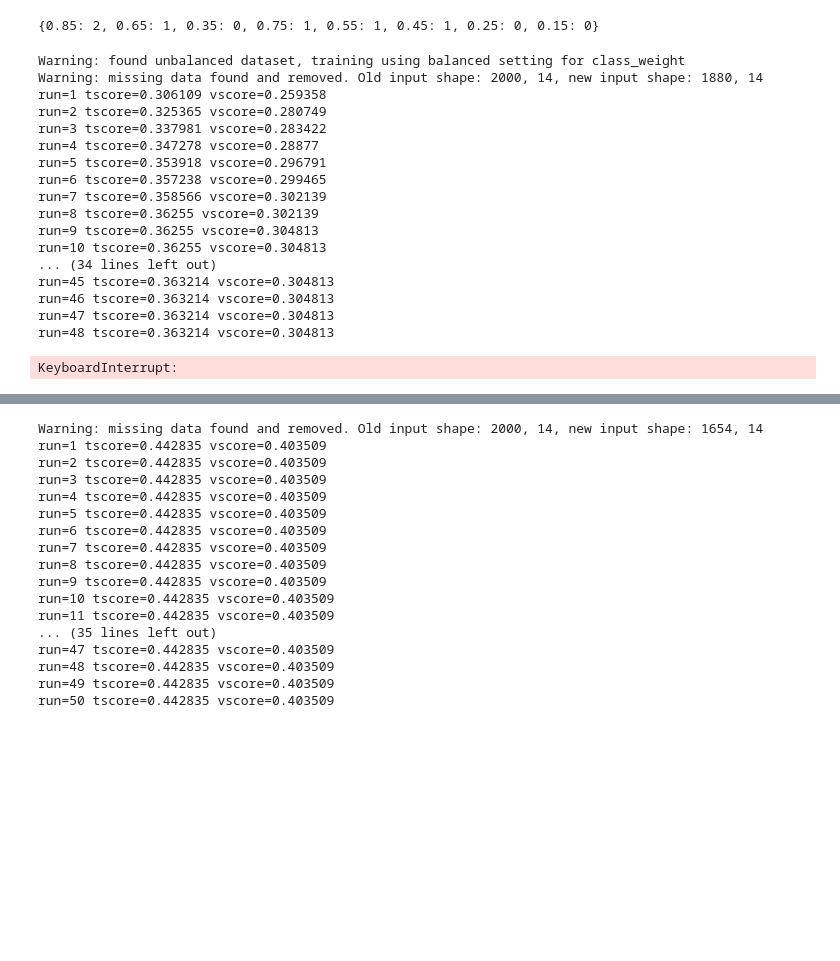
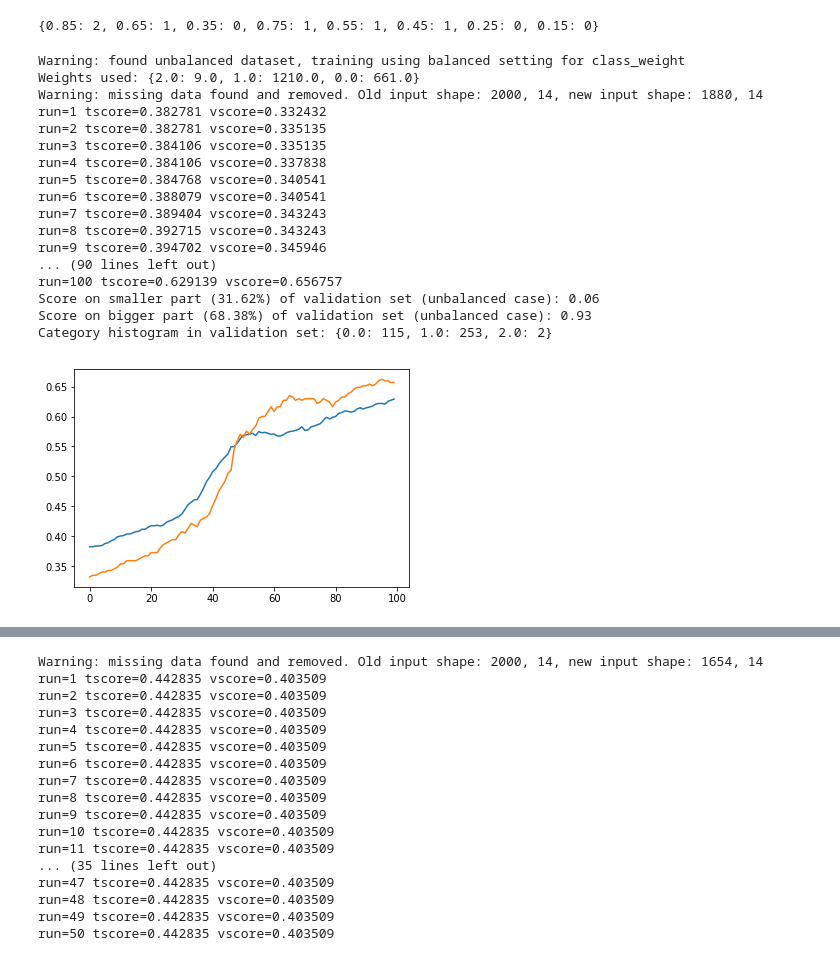
Before and after one commit to guglielmoG/MachineLearningVod, a Jupyter notebook: ML-Vod++.ipynb, the cells around one changed output, grey strips where cells are left out. Cells and saved outputs as stored; diff of their text form; code cells hidden in the pictures; blank space fills up the shorter version.

```diff
--- a/ML-Vod++.ipynb
+++ b/ML-Vod++.ipynb
@@ -335,5 +426,5 @@ class test():
 # %%
-def train_perc_warm(perc, X, y, epochs, eta0, percentage=0.8, f_eta=None, std=False, pca=0, v=True):
+def train_perc_warm(perc, X, y, epochs, eta0, percentage, f_eta, std, pca, v):
     if f_eta is None:
         return lambda x: x
 
@@ -369,7 +460,7 @@ def train_perc_warm(perc, X, y, epochs, eta0, percentage=0.8, f_eta=None, std=Fa
 
     return tscores, vscores, data.get_valid()
 # %%
-def train_perc_cold(perc, X, y, percentage=0.8, max_iter= 5000, std=False, pca=0):
+def train_perc_cold(perc, X, y, percentage, max_iter, std, pca):
     data = buildTrain(X, y, percentage, std, pca)
 
     perc.set_params(max_iter=max_iter)
@@ -913,28 +762,28 @@ my_perc = perc()
 # %% [output]
 {0.85: 2, 0.65: 1, 0.35: 0, 0.75: 1, 0.55: 1, 0.45: 1, 0.25: 0, 0.15: 0}
 # %%
-my_perc.train(X, y, percentage=0.8, std=False, loss='log', penalty='none', alpha=1e-6,
-          power_t=0.7, max_iter=8000, it_interval=100, learning_rate='constant', eta0=1e-8,
-          threshold_unbalanced=0.6, class_weight={2: 2.00, 1: 1.55, 0: 4.0})
+my_perc.train(X, y, percentage=0.8, std=False, pca=0, threshold_unbalanced=0.6, epochs=100,  loss='log', penalty='none', alpha=1e-6,
+          power_t=0.7, it_interval=100, learning_rate='constant', eta0=1e-8,
+          class_weight=None)
 # %% [output]
 Warning: found unbalanced dataset, training using balanced setting for class_weight
+Weights used: {2.0: 9.0, 1.0: 1210.0, 0.0: 661.0}
 Warning: missing data found and removed. Old input shape: 2000, 14, new input shape: 1880, 14
-run=1 tscore=0.306109 vscore=0.259358
-run=2 tscore=0.325365 vscore=0.280749
-run=3 tscore=0.337981 vscore=0.283422
-run=4 tscore=0.347278 vscore=0.28877
-run=5 tscore=0.353918 vscore=0.296791
-run=6 tscore=0.357238 vscore=0.299465
-run=7 tscore=0.358566 vscore=0.302139
-run=8 tscore=0.36255 vscore=0.302139
-run=9 tscore=0.36255 vscore=0.304813
-run=10 tscore=0.36255 vscore=0.304813
-... (34 lines left out)
-run=45 tscore=0.363214 vscore=0.304813
-run=46 tscore=0.363214 vscore=0.304813
-run=47 tscore=0.363214 vscore=0.304813
-run=48 tscore=0.363214 vscore=0.304813
+run=1 tscore=0.382781 vscore=0.332432
+run=2 tscore=0.382781 vscore=0.335135
+run=3 tscore=0.384106 vscore=0.335135
+run=4 tscore=0.384106 vscore=0.337838
+run=5 tscore=0.384768 vscore=0.340541
+run=6 tscore=0.388079 vscore=0.340541
+run=7 tscore=0.389404 vscore=0.343243
+run=8 tscore=0.392715 vscore=0.343243
+run=9 tscore=0.394702 vscore=0.345946
+... (90 lines left out)
+run=100 tscore=0.629139 vscore=0.656757
+Score on smaller part (31.62%) of validation set (unbalanced case): 0.06
+Score on bigger part (68.38%) of validation set (unbalanced case): 0.93
+Category histogram in validation set: {0.0: 115, 1.0: 253, 2.0: 2}
-KeyboardInterrupt:
+[figure, added]
 # %%
 my_perc.predict(X,y)
 # %% [output]
```
Also changed, not shown: parts of 11 cells of this notebook.
